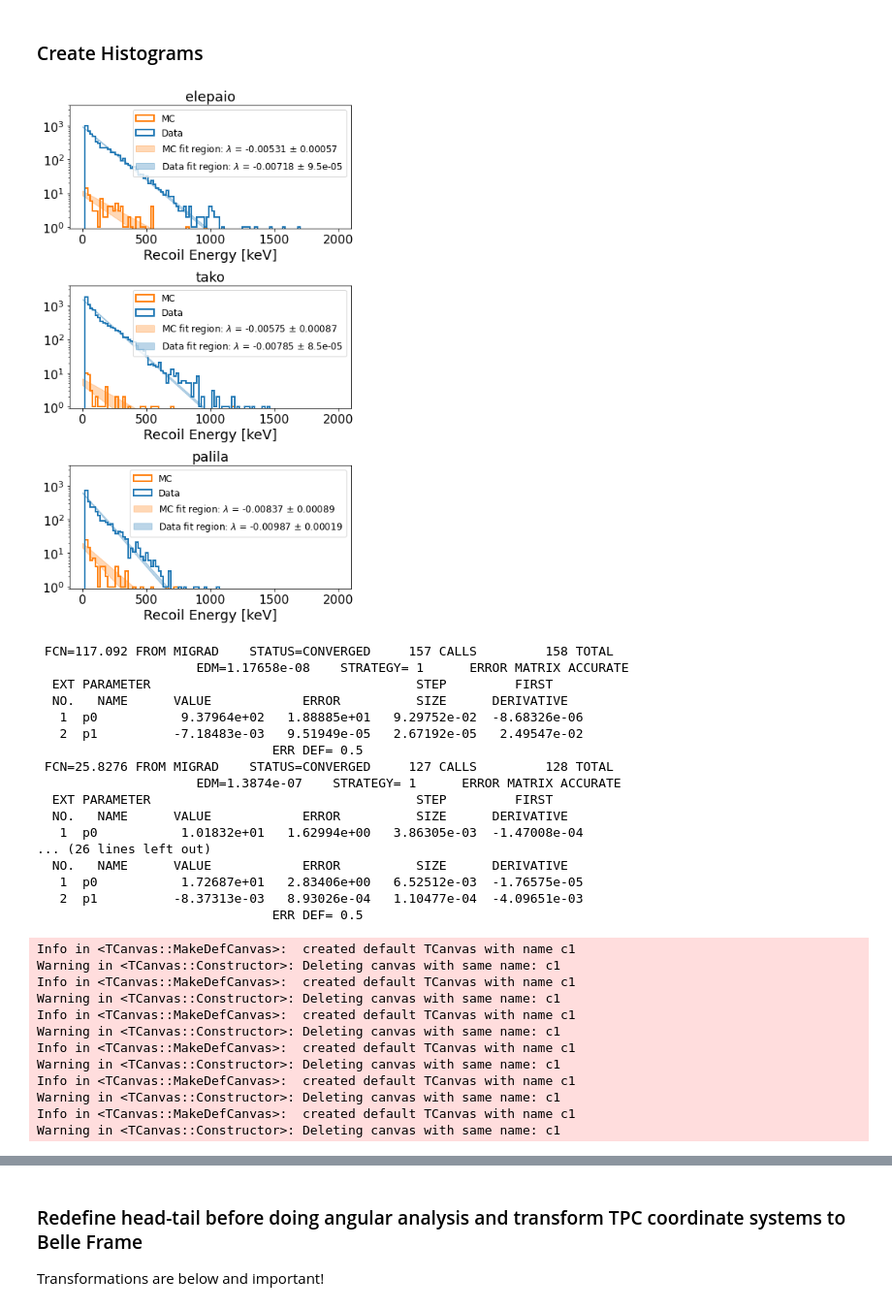
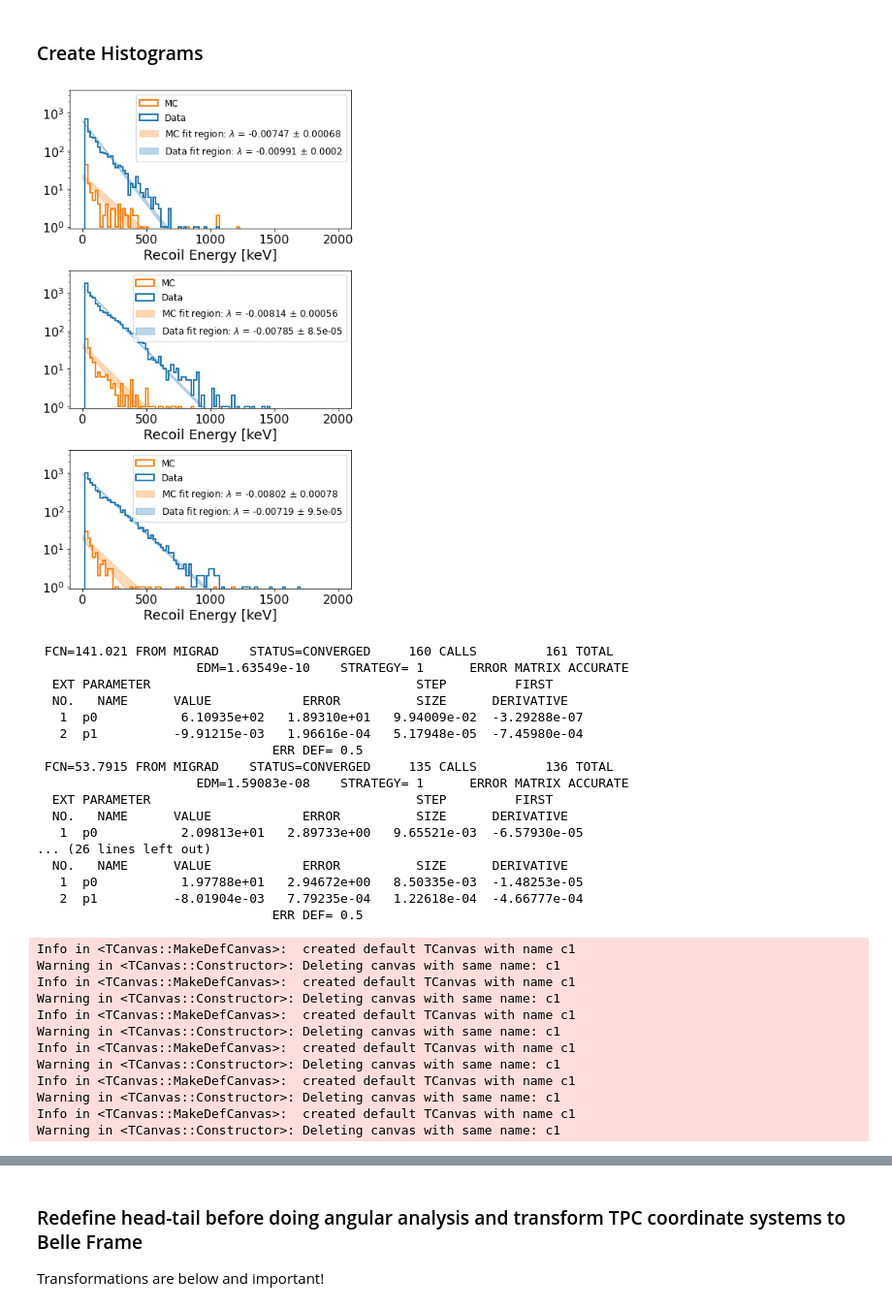
Before and after one commit to jschuel/jeff_workspace, a Jupyter notebook: analysis/phase3/Spectra_and_angular_plots.ipynb, the cells around one changed output, grey strips where cells are left out. Shown at 97% size. Cells and saved outputs as stored; diff of their text form; code cells hidden in the pictures.

```diff
--- a/analysis/phase3/Spectra_and_angular_plots.ipynb
+++ b/analysis/phase3/Spectra_and_angular_plots.ipynb
@@ -47,7 +47,7 @@ iiwi 106
 # %% [markdown]
 ### Combine cont_inj and decay data for data-MC comparison
 # %%
-for tpc in ['iiwi', 'palila', 'tako', 'elepaio']:
+for tpc in ['iiwi', 'nene', 'humu', 'palila', 'tako', 'elepaio']:
     LER_cont_inj[tpc] = LER_cont_inj[tpc].append(LER_decay[tpc])
     HER_cont_inj[tpc] = HER_cont_inj[tpc].append(HER_decay[tpc])
     Lumi_cont_inj[tpc] = Lumi_cont_inj[tpc].append(Lumi_decay[tpc])
@@ -65,10 +65,10 @@ for tpc in MC.keys():
 # %%
 def plot_spectra(side = "BWD", ekey = 'track_energy', combined_data = True):
     if side == "BWD":
-        tpcs = ['elepaio', 'tako', 'palila']
+        tpcs = ['palila', 'tako', 'elepaio']
         ring = "HER"
     else:
-        tpcs = ['iiwi']
+        tpcs = ['humu', 'nene', 'iiwi']
         ring = "LER"
 
     i = 1
@@ -94,7 +94,7 @@ def plot_spectra(side = "BWD", ekey = 'track_energy', combined_data = True):
             params_MC, errs_MC = get_fit_function(MC[tpc], 'reco_energy')
             plt.fill_between(x_plt, (params_MC[0]-errs_MC[0])*np.exp((params_MC[1]-errs_MC[1])*x_plt), (params_MC[0]+errs_MC[0])*np.exp((params_MC[1]+errs_MC[1])*x_plt), color = 'tab:orange', label = r'MC fit region: $\lambda$ = %s $\pm$ %s'%(float('%.3g' % params_MC[1]), float('%.2g' % errs_MC[1])), alpha = 0.3)
             plt.fill_between(x_plt, (params_data[0]-errs_data[0])*np.exp((params_data[1]-errs_data[1])*x_plt), (params_data[0]+errs_data[0])*np.exp((params_data[1]+errs_data[1])*x_plt), color = 'tab:blue', label = r'Data fit region: $\lambda$ = %s $\pm$ %s'%(float('%.3g' % params_data[1]), float('%.2g' % errs_data[1])), alpha = 0.3)
-            plt.title(tpc)
+            #plt.title(tpc)
             plt.yscale("Log")
             plt.xlabel('Recoil Energy [keV]')
             plt.ylim(0.9,4000)
@@ -153,50 +153,50 @@ def plot_spectra(side = "BWD", ekey = 'track_energy', combined_data = True):
             #    plt.fill_between([0],[0],[0], lw = 0, label = r'$\lambda_{lumi}-\lambda_{%s} = %s \pm %s$'%(ring, float('%.3g' % (params_lumi[1]-params[1])), float('%.2g' % np.sqrt(errs_lumi[1]**2+errs[1]**2))), color = 'white')
             #else:
             #    plt.fill_between([0],[0],[0], lw = 0, label = r'$\lambda_{lumi}-\lambda_{%s} = %s \pm %s$'%(ring, float('%.3g' % (params_lumi[1]-params_LER[1])), float('%.2g' % np.sqrt(errs_lumi[1]**2+errs_LER[1]**2))), color = 'white')
             #plt.title(tpc)
             #plt.yscale("Log")
             #plt.xlabel('Recoil Energy [keV]')
             #plt.ylim(0.9,3000)
             #plt.legend()
             #i+=2
             i += 1
     plt.tight_layout()
     plt.show()
     return combined_data
 def get_fit_function(df, ekey):
     h = ROOT.TH1D("h", "", 100, 20, 2000)
     energy = array.array('d', df[ekey])
     for i in range(0,len(df)):
         h.Fill(energy[i])
     f = ROOT.TF1("f","[0]*TMath::Exp(([1]*x))")
     #f.SetParLimits(0,0,20)
     #f.SetParLimits(2,0,0.001)
     f.SetParLimits(1,-0.05,0)
     h.Fit(f, "SL")
     c = ROOT.TCanvas("c1", "c1", 800, 600)
     params = f.GetParameters()
     par_errs = f.GetParErrors()
     return params, par_errs
 combined_data = plot_spectra()
 #params, errs = get_fit_function(Lumi_cont_inj['elepaio'])
 # %% [output]
-[figure, old version]
+[figure, new version]
- FCN=117.092 FROM MIGRAD    STATUS=CONVERGED     157 CALLS         158 TOTAL
-                     EDM=1.17658e-08    STRATEGY= 1      ERROR MATRIX ACCURATE
+ FCN=141.021 FROM MIGRAD    STATUS=CONVERGED     160 CALLS         161 TOTAL
+                     EDM=1.63549e-10    STRATEGY= 1      ERROR MATRIX ACCURATE
   EXT PARAMETER                                   STEP         FIRST
   NO.   NAME      VALUE            ERROR          SIZE      DERIVATIVE
-   1  p0           9.37964e+02   1.88885e+01   9.29752e-02  -8.68326e-06
-   2  p1          -7.18483e-03   9.51949e-05   2.67192e-05   2.49547e-02
+   1  p0           6.10935e+02   1.89310e+01   9.94009e-02  -3.29288e-07
+   2  p1          -9.91215e-03   1.96616e-04   5.17948e-05  -7.45980e-04
                                ERR DEF= 0.5
- FCN=25.8276 FROM MIGRAD    STATUS=CONVERGED     127 CALLS         128 TOTAL
-                     EDM=1.3874e-07    STRATEGY= 1      ERROR MATRIX ACCURATE
+ FCN=53.7915 FROM MIGRAD    STATUS=CONVERGED     135 CALLS         136 TOTAL
+                     EDM=1.59083e-08    STRATEGY= 1      ERROR MATRIX ACCURATE
   EXT PARAMETER                                   STEP         FIRST
   NO.   NAME      VALUE            ERROR          SIZE      DERIVATIVE
-   1  p0           1.01832e+01   1.62994e+00   3.86305e-03  -1.47008e-04
+   1  p0           2.09813e+01   2.89733e+00   9.65521e-03  -6.57930e-05
 ... (26 lines left out)
   NO.   NAME      VALUE            ERROR          SIZE      DERIVATIVE
-   1  p0           1.72687e+01   2.83406e+00   6.52512e-03  -1.76575e-05
-   2  p1          -8.37313e-03   8.93026e-04   1.10477e-04  -4.09651e-03
+   1  p0           1.97788e+01   2.94672e+00   8.50335e-03  -1.48253e-05
+   2  p1          -8.01904e-03   7.79235e-04   1.22618e-04  -4.66777e-04
                                ERR DEF= 0.5
 Info in <TCanvas::MakeDefCanvas>:  created default TCanvas with name c1
 Warning in <TCanvas::Constructor>: Deleting canvas with same name: c1
```
Also changed, not shown: parts of 14 cells of this notebook, 7 other files.
